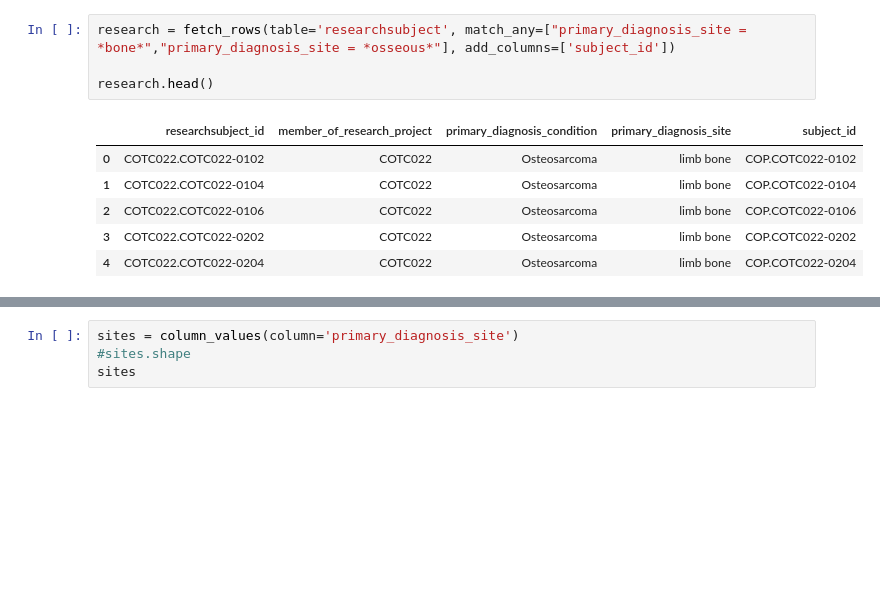
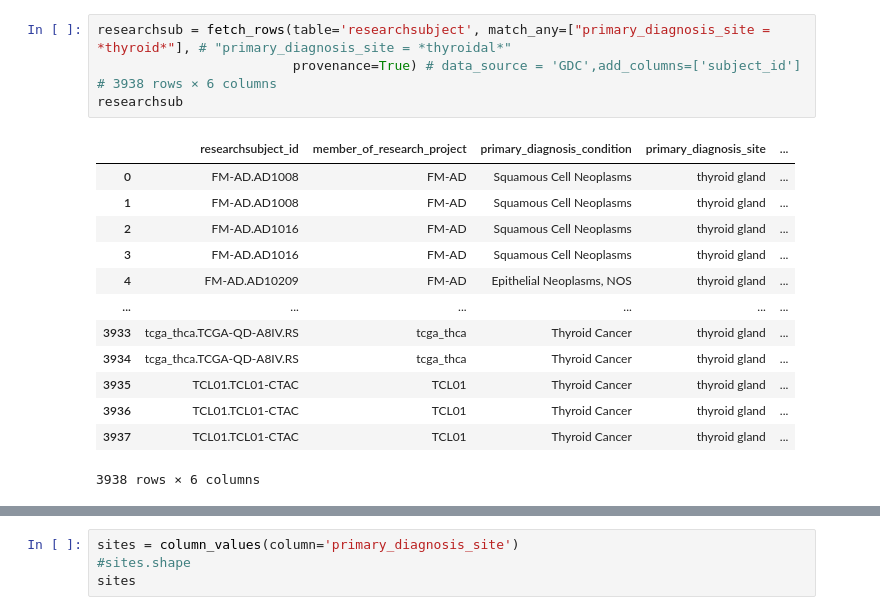
Before and after one commit to monarch-initiative/oncopacket, a Jupyter notebook: notebooks/test.ipynb, the cells around one changed output, grey strips where cells are left out. Saved outputs shown, nothing was run; the diff lists cells and outputs as text; blank space fills up the shorter version.

```diff
--- a/notebooks/test.ipynb
+++ b/notebooks/test.ipynb
@@ -25,11 +35,19 @@ subject.head()
 # %%
-research = fetch_rows(table='researchsubject', match_any=["primary_diagnosis_site = *bone*","primary_diagnosis_site = *osseous*"], add_columns=['subject_id'])
-
-research.head()
+researchsub = fetch_rows(table='researchsubject', match_any=["primary_diagnosis_site = *thyroid*"], # "primary_diagnosis_site = *thyroidal*"
+                         provenance=True) # data_source = 'GDC',add_columns=['subject_id']
+# 3938 rows × 6 columns
+researchsub
 # %% [output]
-|  | researchsubject_id | member_of_research_project | primary_diagnosis_condition | primary_diagnosis_site | subject_id |
-| 0 | COTC022.COTC022-0102 | COTC022 | Osteosarcoma | limb bone | COP.COTC022-0102 |
-| 1 | COTC022.COTC022-0104 | COTC022 | Osteosarcoma | limb bone | COP.COTC022-0104 |
-| 2 | COTC022.COTC022-0106 | COTC022 | Osteosarcoma | limb bone | COP.COTC022-0106 |
-| 3 | COTC022.COTC022-0202 | COTC022 | Osteosarcoma | limb bone | COP.COTC022-0202 |
-| 4 | COTC022.COTC022-0204 | COTC022 | Osteosarcoma | limb bone | COP.COTC022-0204 |
+|  | researchsubject_id | member_of_research_project | primary_diagnosis_condition | primary_diagnosis_site | ... |
+| 0 | FM-AD.AD1008 | FM-AD | Squamous Cell Neoplasms | thyroid gland | ... |
+| 1 | FM-AD.AD1008 | FM-AD | Squamous Cell Neoplasms | thyroid gland | ... |
+| 2 | FM-AD.AD1016 | FM-AD | Squamous Cell Neoplasms | thyroid gland | ... |
+| 3 | FM-AD.AD1016 | FM-AD | Squamous Cell Neoplasms | thyroid gland | ... |
+| 4 | FM-AD.AD10209 | FM-AD | Epithelial Neoplasms, NOS | thyroid gland | ... |
+| ... | ... | ... | ... | ... | ... |
+| 3933 | tcga_thca.TCGA-QD-A8IV.RS | tcga_thca | Thyroid Cancer | thyroid gland | ... |
+| 3934 | tcga_thca.TCGA-QD-A8IV.RS | tcga_thca | Thyroid Cancer | thyroid gland | ... |
+| 3935 | TCL01.TCL01-CTAC | TCL01 | Thyroid Cancer | thyroid gland | ... |
+| 3936 | TCL01.TCL01-CTAC | TCL01 | Thyroid Cancer | thyroid gland | ... |
+| 3937 | TCL01.TCL01-CTAC | TCL01 | Thyroid Cancer | thyroid gland | ... |
+3938 rows × 6 columns
```
Also changed, not shown: parts of 4 cells of this notebook, 24 other files.
